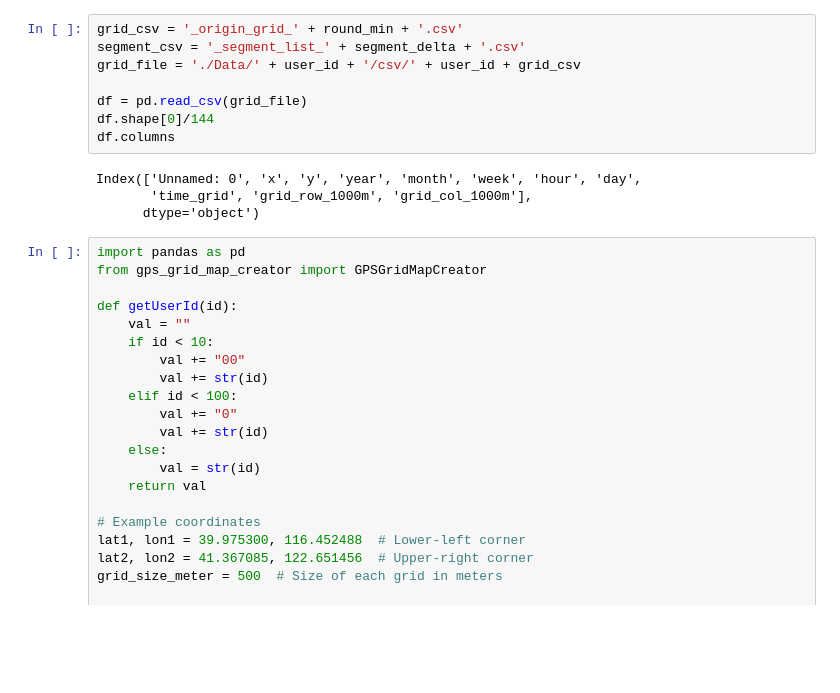
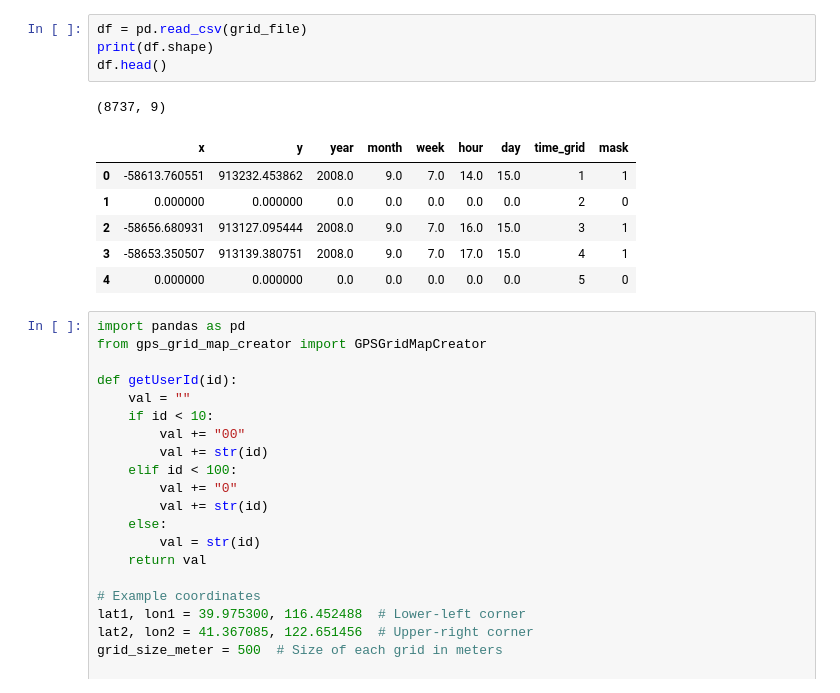
Before and after one commit to shkoma/geolife_timehetnet, a Jupyter notebook: data/geolife/preprocess.ipynb, the cells around one changed output. Drawn from its saved outputs; the diff is of its cells as text; blank space fills up the shorter version.

```diff
--- a/data/geolife/preprocess.ipynb
+++ b/data/geolife/preprocess.ipynb
@@ -127,15 +104,15 @@ gird_number: 40120
-# %%
-grid_csv = '_origin_grid_' + round_min + '.csv'
-segment_csv = '_segment_list_' + segment_delta + '.csv'
-grid_file = './Data/' + user_id + '/csv/' + user_id + grid_csv
-
-df = pd.read_csv(grid_file)
-df.shape[0]/144
-df.columns
-# %% [output]
-Index(['Unnamed: 0', 'x', 'y', 'year', 'month', 'week', 'hour', 'day',
-       'time_grid', 'grid_row_1000m', 'grid_col_1000m'],
-      dtype='object')
+# %%
+df = pd.read_csv(grid_file)
+print(df.shape)
+df.head()
+# %% [output]
+(8737, 9)
+|  | x | y | year | month | week | hour | day | time_grid | mask |
+| 0 | -58613.760551 | 913232.453862 | 2008.0 | 9.0 | 7.0 | 14.0 | 15.0 | 1 | 1 |
+| 1 | 0.000000 | 0.000000 | 0.0 | 0.0 | 0.0 | 0.0 | 0.0 | 2 | 0 |
+| 2 | -58656.680931 | 913127.095444 | 2008.0 | 9.0 | 7.0 | 16.0 | 15.0 | 3 | 1 |
+| 3 | -58653.350507 | 913139.380751 | 2008.0 | 9.0 | 7.0 | 17.0 | 15.0 | 4 | 1 |
+| 4 | 0.000000 | 0.000000 | 0.0 | 0.0 | 0.0 | 0.0 | 0.0 | 5 | 0 |
 # %%
 import pandas as pd
 from gps_grid_map_creator import GPSGridMapCreator
```
Also changed, not shown: parts of 7 cells of this notebook, 3 other files.
